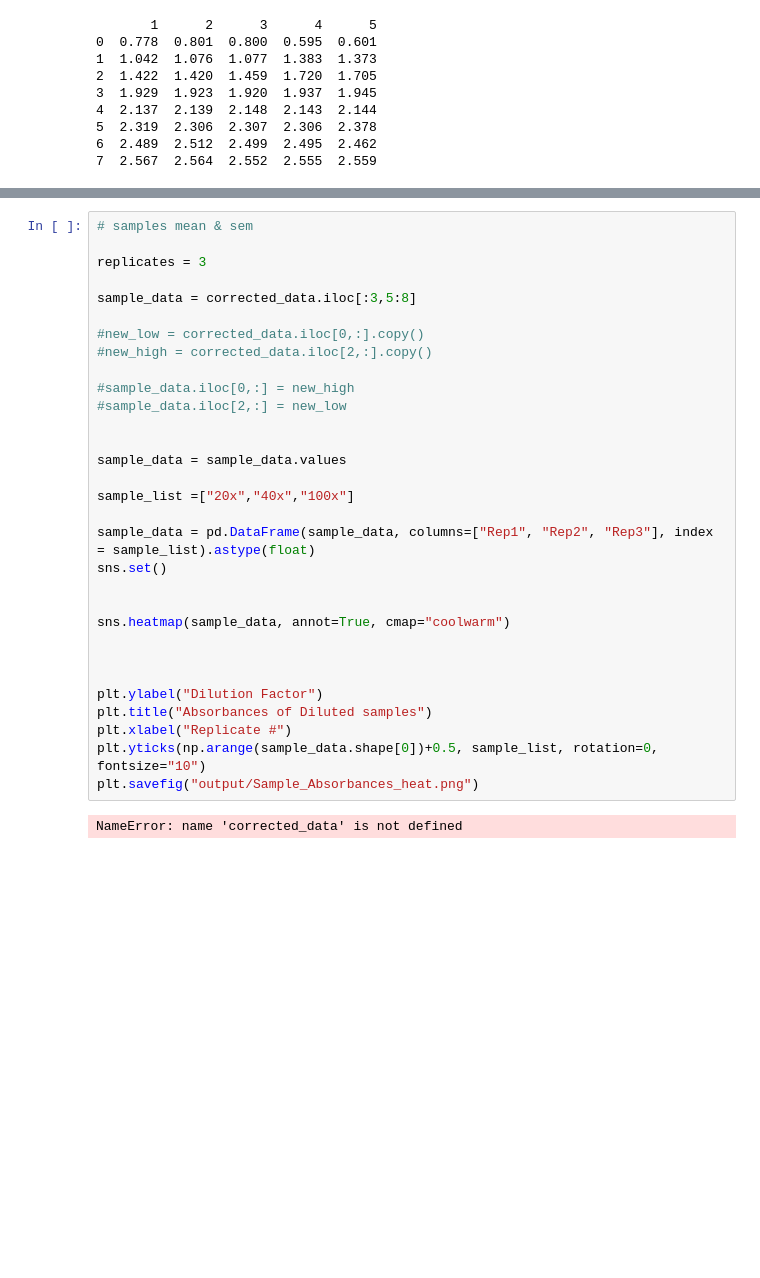
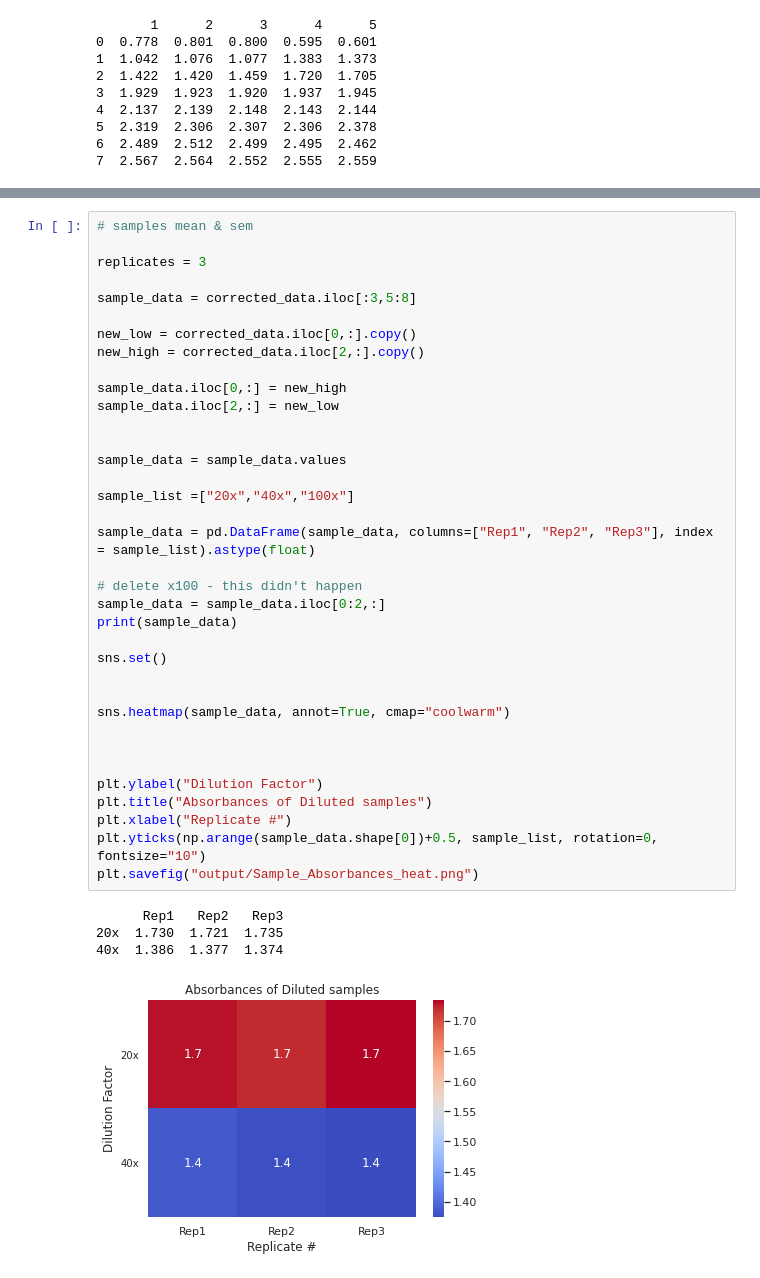
Before and after one commit to Laohakunakorn-Group/NLLAB_OT2_Bradford, a Jupyter notebook: analysis/frequentist_bradford_data_analysis_package/bradford_data_processing/bradforddataprocessing_biotek_h1_platereader.ipynb, the cells around one changed output, grey strips where cells are left out. Cells and saved outputs as stored; diff of their text form; blank space fills up the shorter version.

Commit message:
corrected dilutions

```diff
--- a/analysis/frequentist_bradford_data_analysis_package/bradford_data_processing/bradforddataprocessing_biotek_h1_platereader.ipynb
+++ b/analysis/frequentist_bradford_data_analysis_package/bradford_data_processing/bradforddataprocessing_biotek_h1_platereader.ipynb
@@ -193,36 +198,44 @@ NameError: name 'calibrant_range' is not defined
 # %%
 # samples mean & sem
 
 replicates = 3
 
 sample_data = corrected_data.iloc[:3,5:8]
 
-#new_low = corrected_data.iloc[0,:].copy()
-#new_high = corrected_data.iloc[2,:].copy()
+new_low = corrected_data.iloc[0,:].copy()
+new_high = corrected_data.iloc[2,:].copy()
 
-#sample_data.iloc[0,:] = new_high
-#sample_data.iloc[2,:] = new_low
+sample_data.iloc[0,:] = new_high
+sample_data.iloc[2,:] = new_low
 
 
 sample_data = sample_data.values
 
 sample_list =["20x","40x","100x"]
 
 sample_data = pd.DataFrame(sample_data, columns=["Rep1", "Rep2", "Rep3"], index = sample_list).astype(float)
+
+# delete x100 - this didn't happen
+sample_data = sample_data.iloc[0:2,:]
+print(sample_data)
+
 sns.set()
 
 
 sns.heatmap(sample_data, annot=True, cmap="coolwarm")
 
 
 
 plt.ylabel("Dilution Factor")
 plt.title("Absorbances of Diluted samples")
 plt.xlabel("Replicate #")
 plt.yticks(np.arange(sample_data.shape[0])+0.5, sample_list, rotation=0, fontsize="10")
 plt.savefig("output/Sample_Absorbances_heat.png")
 # %% [output]
-NameError: name 'corrected_data' is not defined
+      Rep1   Rep2   Rep3
+20x  1.730  1.721  1.735
+40x  1.386  1.377  1.374
+[figure, added]
 # %%
 
 
```
Also changed, not shown: parts of 14 cells of this notebook.
